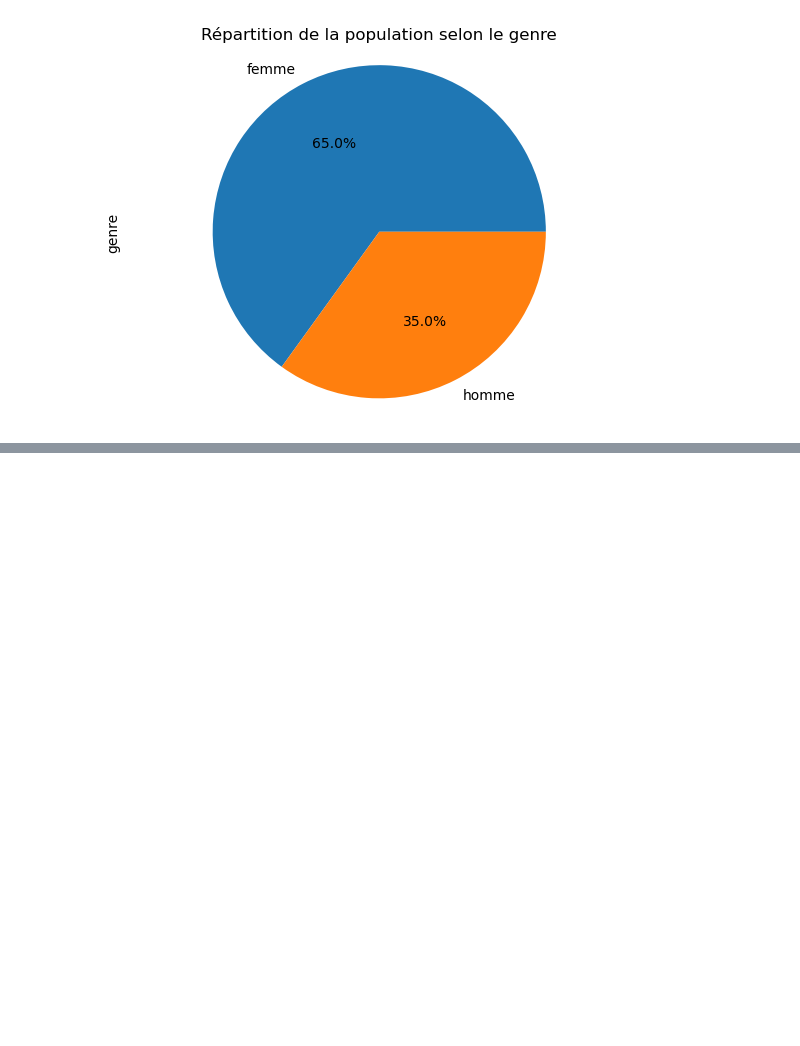
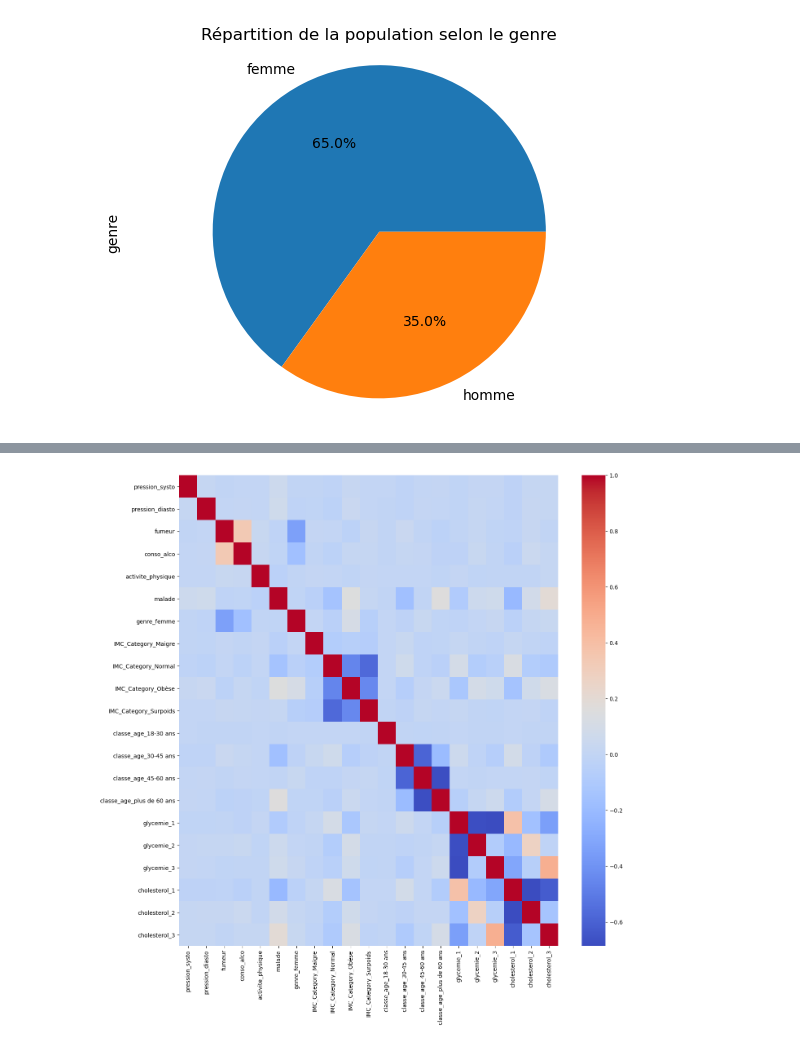
Before and after one commit to corentinGregoire/TP-Moreau, a Jupyter notebook: Dataviz.ipynb, the cells around one changed output, grey strips where cells are left out. Saved outputs shown, nothing was run; the diff lists cells and outputs as text; code cells hidden in the pictures; blank space fills up the shorter version.

```diff
--- a/Dataviz.ipynb
+++ b/Dataviz.ipynb
@@ -171,0 +197,17 @@ plt.show()
+# %%
+cat_cols = data.select_dtypes(exclude=['int64', 'float64']).columns
+cat_cols = list(cat_cols)
+cat_cols.append("glycemie")
+cat_cols.append("cholesterol")
+# Appliquer get_dummies sur les colonnes catégorielles
+df_onehot = pd.get_dummies(data, columns=cat_cols)
+df_onehot = df_onehot.drop(['classe_age_moins de 18 ans','genre_homme', 'age', 'Poids', 'taille','IMC'], axis=1)
+# %%
+corr_matrix = df_onehot.corr()
+plt.figure(figsize=(15,15))
+sns.heatmap(corr_matrix, cmap='coolwarm')
+
+# Afficher le graphique
+plt.show()
+# %% [output]
+[figure, added]
```
Also changed, not shown: parts of 22 cells of this notebook, 1 other file.
